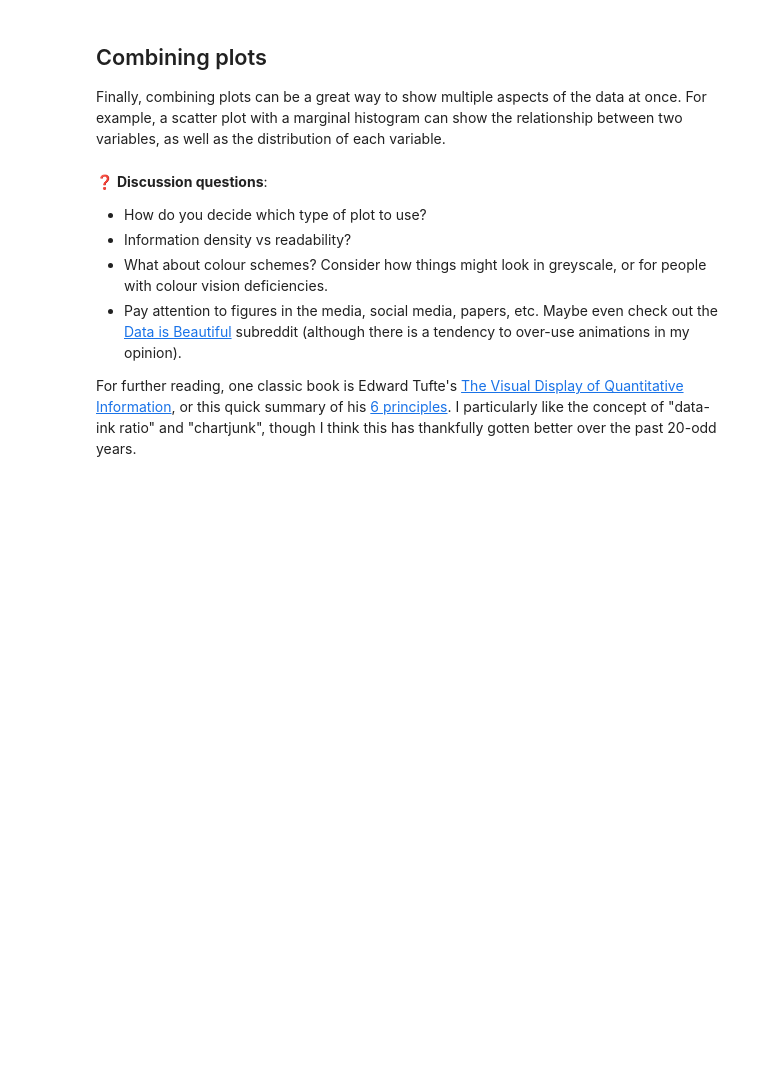
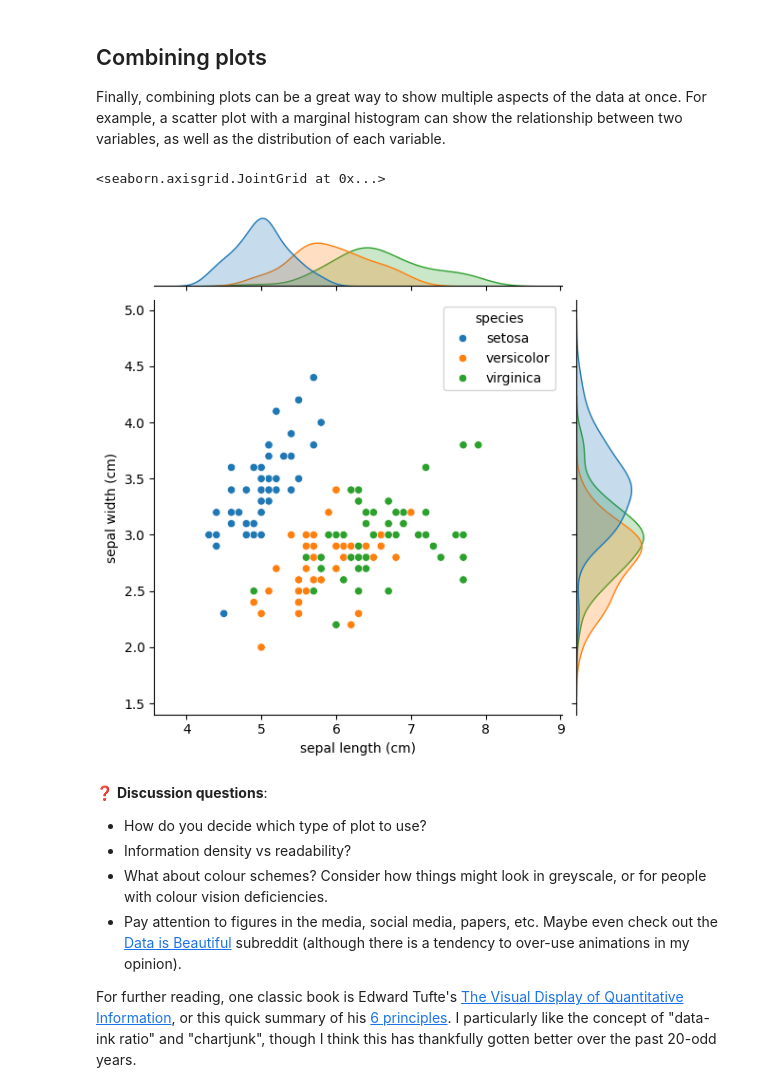
Before and after one commit to MRU-COMP4630/w24, a Jupyter notebook: week6/visualization_tips.ipynb, the cells around one changed output. Cells and saved outputs as stored; diff of their text form; code cells hidden in the pictures; blank space fills up the shorter version.

```diff
--- a/week6/visualization_tips.ipynb
+++ b/week6/visualization_tips.ipynb
@@ -86,7 +126,10 @@ Finally, combining plots can be a great way to show multiple aspects of the data
 # %%
 # Back to seaborn for this one
 # Add hue='species' to color by species
-sns.jointplot(x='sepal length (cm)', y='sepal width (cm)', data=df, kind='scatter')
+sns.jointplot(x='sepal length (cm)', y='sepal width (cm)', data=df, kind='scatter', hue='species')
+# %% [output]
+<seaborn.axisgrid.JointGrid at 0x...>
+[figure, added]
 # %% [markdown]
 ❓ **Discussion questions**:
 - How do you decide which type of plot to use?
```
Also changed, not shown: parts of 9 cells of this notebook, 1 other file.
